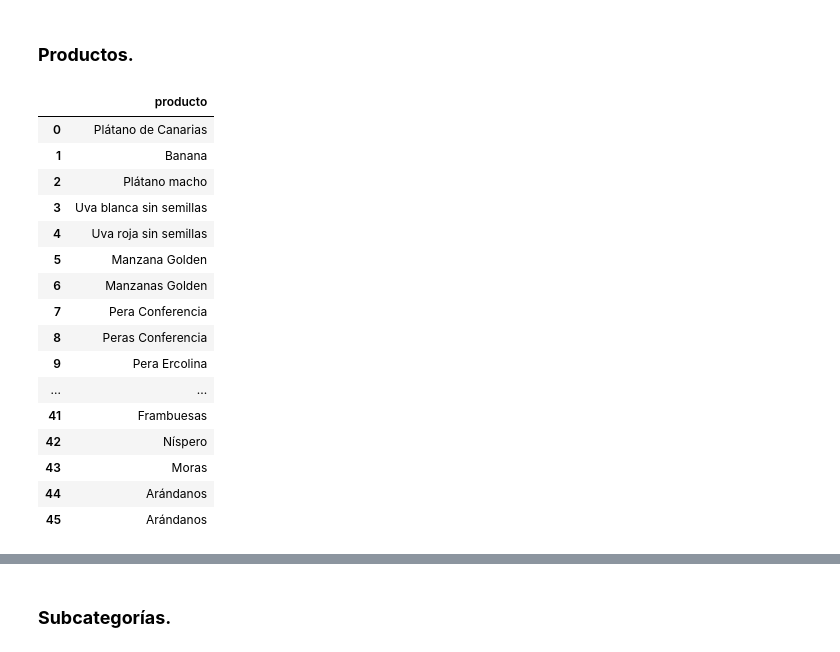
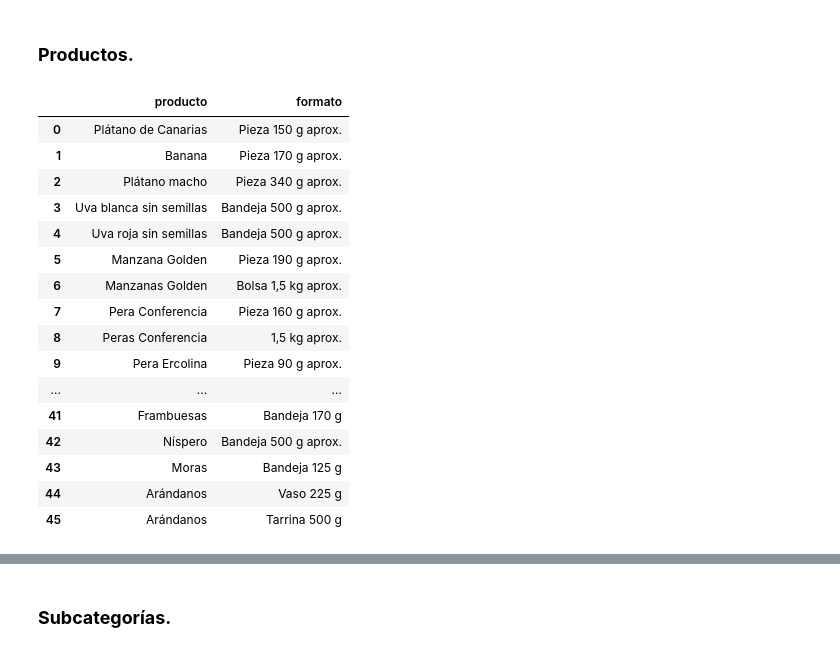
Before and after one commit to dapafer/ETL-process, a Jupyter notebook: src/mercadona_data_scraping.ipynb, the cells around one changed output, grey strips where cells are left out. Cells and saved outputs as stored; diff of their text form; code cells hidden in the pictures.

Commit message:
productos formato add

```diff
--- a/src/mercadona_data_scraping.ipynb
+++ b/src/mercadona_data_scraping.ipynb
@@ -118,3 +118,9 @@ frutas
  'Moras',
  'Arándanos',
  'Arándanos']
+# %%
+# extraemos nombres de formatos
+list_form_frutas = driver.find_elements(By.CSS_SELECTOR, 'div.product-format.product-format__size--cell')
+form_frutas = [form.text for form in list_form_frutas]
+
+form_frutas
@@ -248,26 +320,26 @@ cat_verdura
 # %% [markdown]
 ### **Productos.**
 # %%
-# crear una tabla con la lista "frutas"
-frutas_df = pd.DataFrame(frutas, columns=['producto'])
+# crear una tabla con la lista "frutas" y "form_frutas"
+fruta_df = pd.DataFrame({'producto': frutas, 'formato': form_frutas})
 
-frutas_df
+fruta_df
 # %% [output]
-|  | producto |
-| 0 | Plátano de Canarias |
-| 1 | Banana |
-| 2 | Plátano macho |
-| 3 | Uva blanca sin semillas |
-| 4 | Uva roja sin semillas |
-| 5 | Manzana Golden |
-| 6 | Manzanas Golden |
-| 7 | Pera Conferencia |
-| 8 | Peras Conferencia |
-| 9 | Pera Ercolina |
-| ... | ... |
-| 41 | Frambuesas |
-| 42 | Níspero |
-| 43 | Moras |
-| 44 | Arándanos |
-| 45 | Arándanos |
+|  | producto | formato |
+| 0 | Plátano de Canarias | Pieza 150 g aprox. |
+| 1 | Banana | Pieza 170 g aprox. |
+| 2 | Plátano macho | Pieza 340 g aprox. |
+| 3 | Uva blanca sin semillas | Bandeja 500 g aprox. |
+| 4 | Uva roja sin semillas | Bandeja 500 g aprox. |
+| 5 | Manzana Golden | Pieza 190 g aprox. |
+| 6 | Manzanas Golden | Bolsa 1,5 kg aprox. |
+| 7 | Pera Conferencia | Pieza 160 g aprox. |
+| 8 | Peras Conferencia | 1,5 kg aprox. |
+| 9 | Pera Ercolina | Pieza 90 g aprox. |
+| ... | ... | ... |
+| 41 | Frambuesas | Bandeja 170 g |
+| 42 | Níspero | Bandeja 500 g aprox. |
+| 43 | Moras | Bandeja 125 g |
+| 44 | Arándanos | Vaso 225 g |
+| 45 | Arándanos | Tarrina 500 g |
 # %%
```
Also changed, not shown: parts of 19 cells of this notebook, 1 other file.
